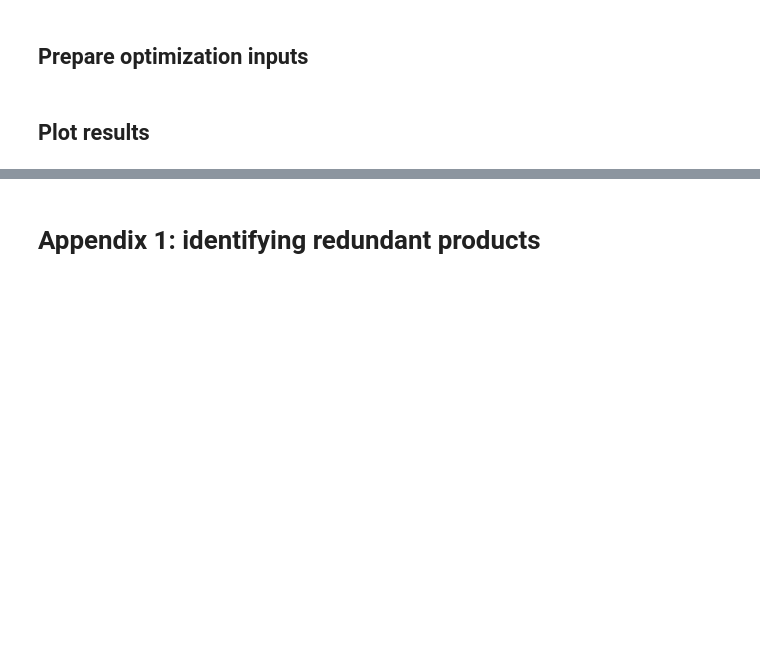
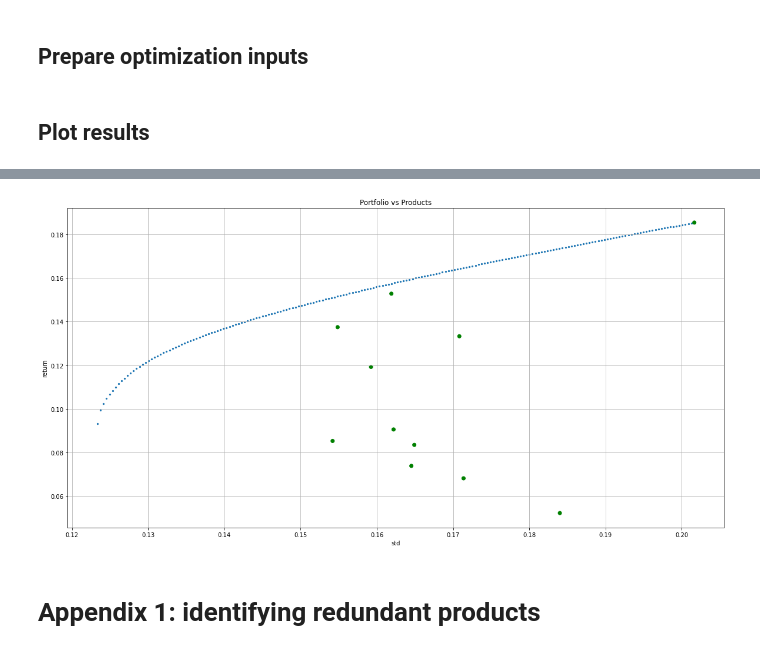
Before and after one commit to 0x26res/vanguard-optimizer, a Jupyter notebook: vanguard-optimizer.ipynb, the cells around one changed output, grey strips where cells are left out. Cells and saved outputs as stored; diff of their text form; code cells hidden in the pictures; blank space fills up the shorter version.

```diff
--- a/vanguard-optimizer.ipynb
+++ b/vanguard-optimizer.ipynb
@@ -166,7 +193,9 @@ _ = pivoted_prices.div(pivoted_prices.iloc[0], axis=1).plot(
 # %% [markdown]
 ## Prepare optimization inputs
 # %%
-covariance = pivoted_returns.cov().sort_index()[lambda x: sorted(x.columns)]
+covariance = (
+        pivoted_returns.cov().sort_index()[lambda x: sorted(x.columns)]
+)
 expected_returns = pivoted_returns.mean()
 # %%
 class ProblemVariables:
@@ -284,11 +312,15 @@ _ = plot_ptfs(std_ptfs, products_df, key="std").set_title("Portfolio by std")
 # %%
-ax = std_ptfs.plot.scatter(x="std", y="return", grid=True, marker=".", figsize=(20, 10))
+ax = (
+    std_ptfs
+    .plot.scatter(x='std', y='return', grid=True, marker='.', figsize=(20,10))
+)
 ax.scatter(
-    x=products_stats_df["yearly_return_std"],
-    y=products_stats_df["yearly_return_mean"],
-    c=products_stats_df["assetCode"].map(ASSET_COLOURS),
-)
-_ = ax.set_title("Portfolio vs Products")
+    x=products_stats_df['yearly_return_std'],
+    y=products_stats_df['yearly_return_mean'],
+    c=products_stats_df['assetCode'].map(ASSET_COLOURS))
+_ = ax.set_title('Portfolio vs Products')
+# %% [output]
+[figure, added]
 # %% [markdown]
 # Appendix 1: identifying redundant products
 # %%
```
Also changed, not shown: parts of 26 cells of this notebook, 1 other file.
